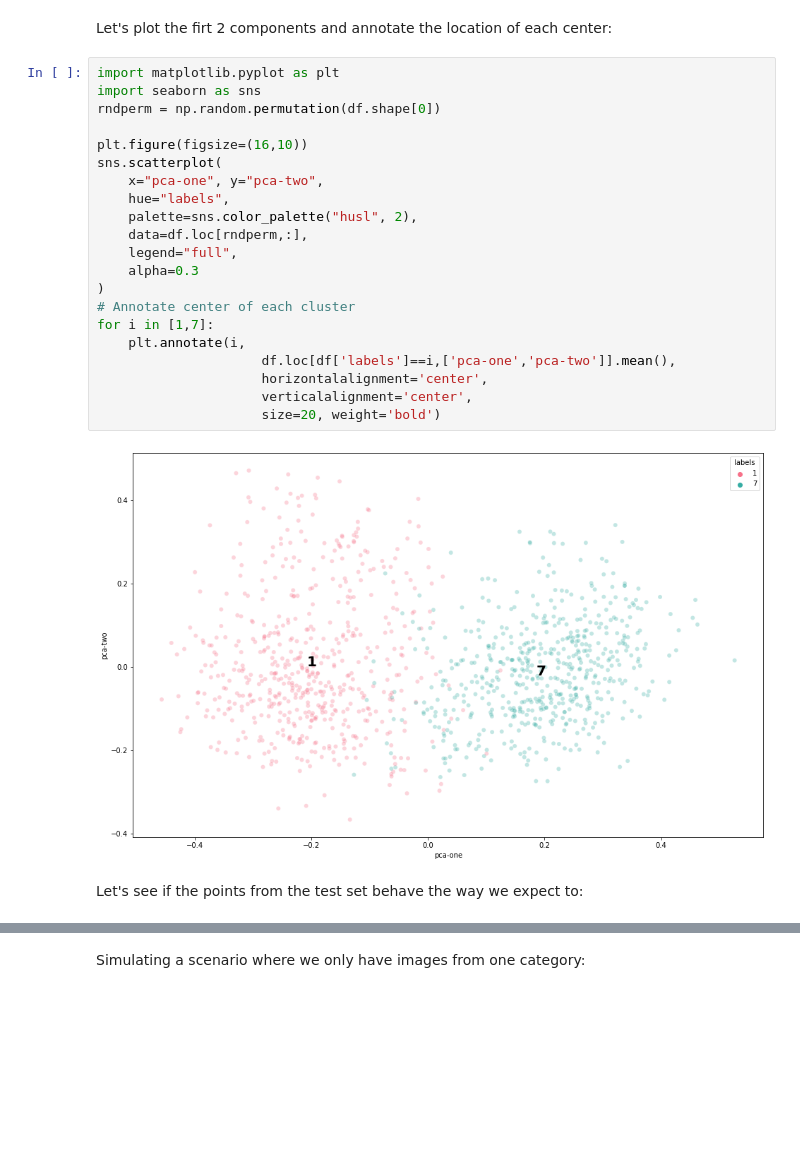
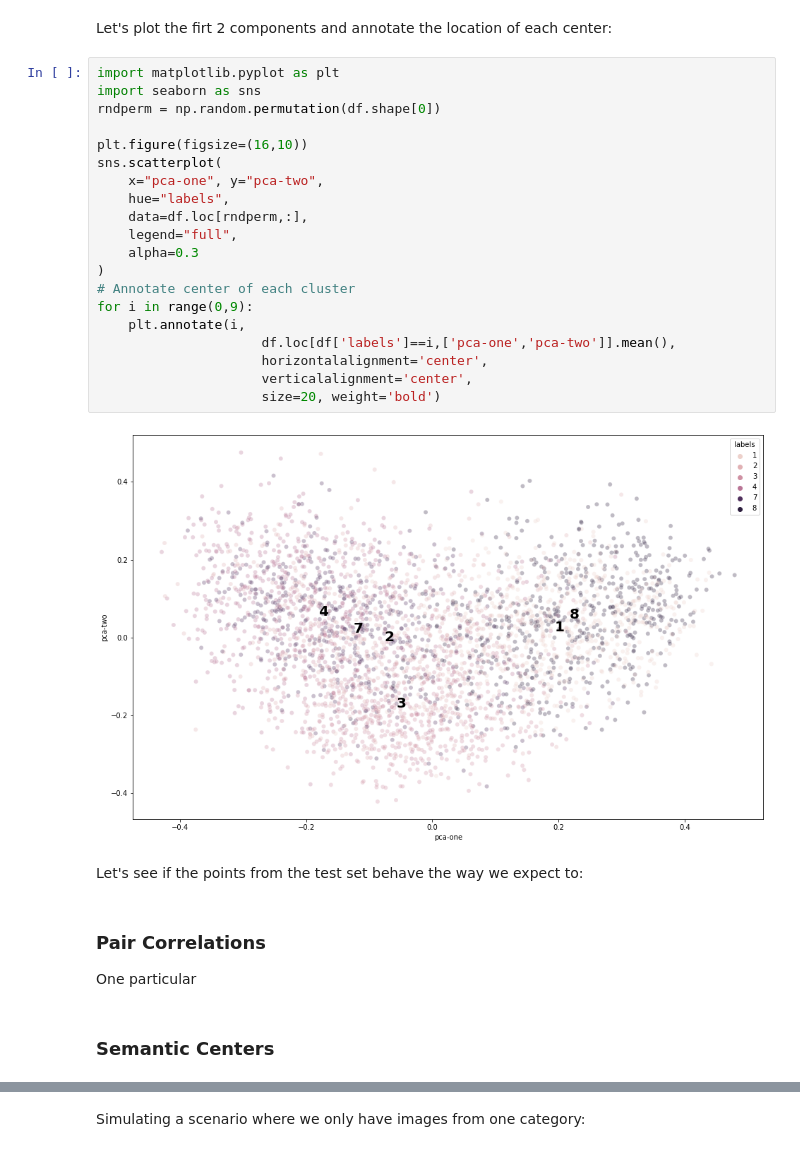
Before and after one commit to rayreed137/whylogs, a Jupyter notebook: examples/whylogs-image/whylogs-image-clusters.ipynb, the cells around one changed output, grey strips where cells are left out. Cells and saved outputs as stored; diff of their text form; blank space fills up the shorter version.

```diff
--- a/examples/whylogs-image/whylogs-image-clusters.ipynb
+++ b/examples/whylogs-image/whylogs-image-clusters.ipynb
@@ -197,28 +232,33 @@ Let's plot the firt 2 components and annotate the location of each center:
 # %%
 import matplotlib.pyplot as plt
 import seaborn as sns
 rndperm = np.random.permutation(df.shape[0])
 
 plt.figure(figsize=(16,10))
 sns.scatterplot(
     x="pca-one", y="pca-two",
     hue="labels",
-    palette=sns.color_palette("husl", 2),
     data=df.loc[rndperm,:],
     legend="full",
     alpha=0.3
 )
 # Annotate center of each cluster
-for i in [1,7]:
+for i in range(0,9):
     plt.annotate(i,
                      df.loc[df['labels']==i,['pca-one','pca-two']].mean(),
                      horizontalalignment='center',
                      verticalalignment='center',
                      size=20, weight='bold')
 # %% [output]
-[figure, old version]
+[figure, new version]
 # %% [markdown]
 Let's see if the points from the test set behave the way we expect to:
+# %% [markdown]
+### Pair Correlations
+
+One particular
+# %% [markdown]
+### Semantic Centers
 # %%
 import matplotlib.pyplot as plt
 import seaborn as sns
```
Also changed, not shown: parts of 15 cells of this notebook, 1 other file.
